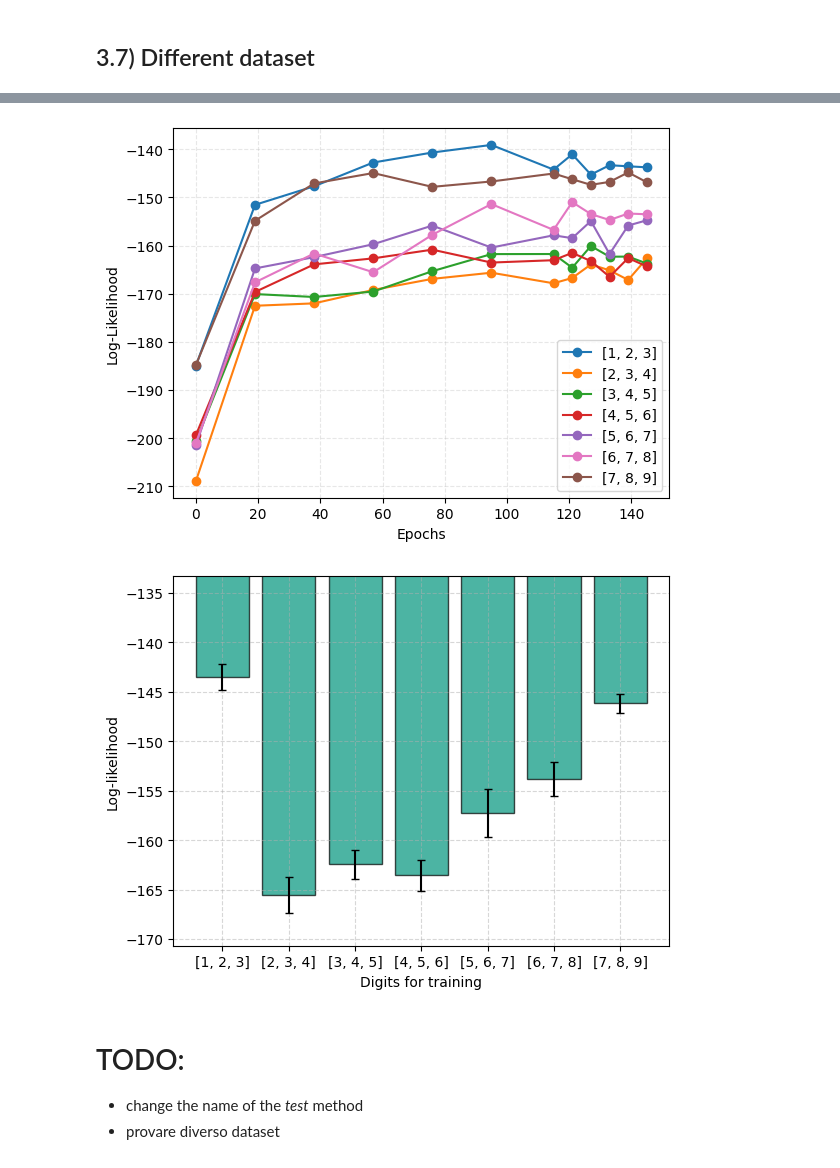
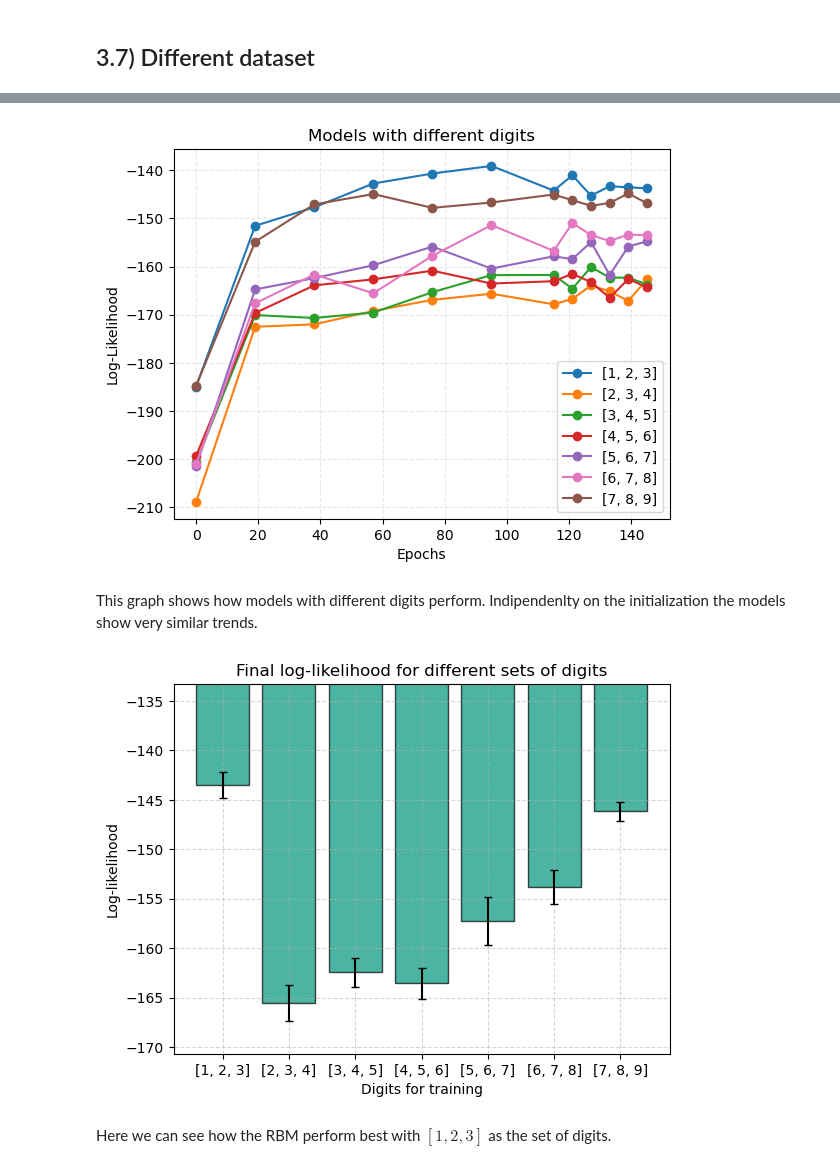
Before and after one commit to AlbertoCasellato/LCP-B, a Jupyter notebook: ex2/RBM.ipynb, the cells around one changed output, grey strips where cells are left out. Saved outputs shown, nothing was run; the diff lists cells and outputs as text; code cells hidden in the pictures.

```diff
--- a/ex2/RBM.ipynb
+++ b/ex2/RBM.ipynb
@@ -1119,17 +1049,19 @@ Training complete.
 # %%
 list_models = []
 for n in range(3, 10):
     list_models.append(load_model(f"DATA/10L_150e_RMS_{n-2}{n-1}{n}digits"))
 list_e = list_models[0].log_likelihood.esit_ix
 list_l = [model.log_likelihood.esit for model in list_models]
 
 labels = [str([n1 for n1 in range(n-2,n+1)]) for n in range(3,10)]
 cmap = cm.RdPu
 colors = [cmap(i) for i in np.linspace(0.2, 0.8, len(list_models))]
 
-plot_likelihood_evolutions(list_e, list_l, list_labels=labels)
+plot_likelihood_evolutions(list_e, list_l, list_labels=labels, title = "Models with different digits")
 # %% [output]
-[figure, old version]
+[figure, new version]
+# %% [markdown]
+This graph shows how models with different digits perform. Indipendenlty on the initialization the models show very similar trends.
 # %%
 list_means = []
 list_std = []
@@ -1138,10 +1070,8 @@ for likelihoods in list_l:
     list_means.append(last_epoch_l.mean())
     list_std.append(last_epoch_l.std())
 
-plot_likelihood_means(labels, list_means, yerr=list_std, xlabel="Digits for training")
+plot_likelihood_means(labels, list_means, yerr=list_std, xlabel="Digits for training", title = "Final log-likelihood for different sets of digits")
 # %% [output]
-[figure, old version]
+[figure, new version]
-# %% [markdown]
-# TODO:
-- change the name of the *test* method
-- provare diverso dataset
+# %% [markdown]
+Here we can see how the RBM perform best with $[1,2,3]$ as the set of digits.
```
Also changed, not shown: parts of 23 cells of this notebook, 1 other file.
